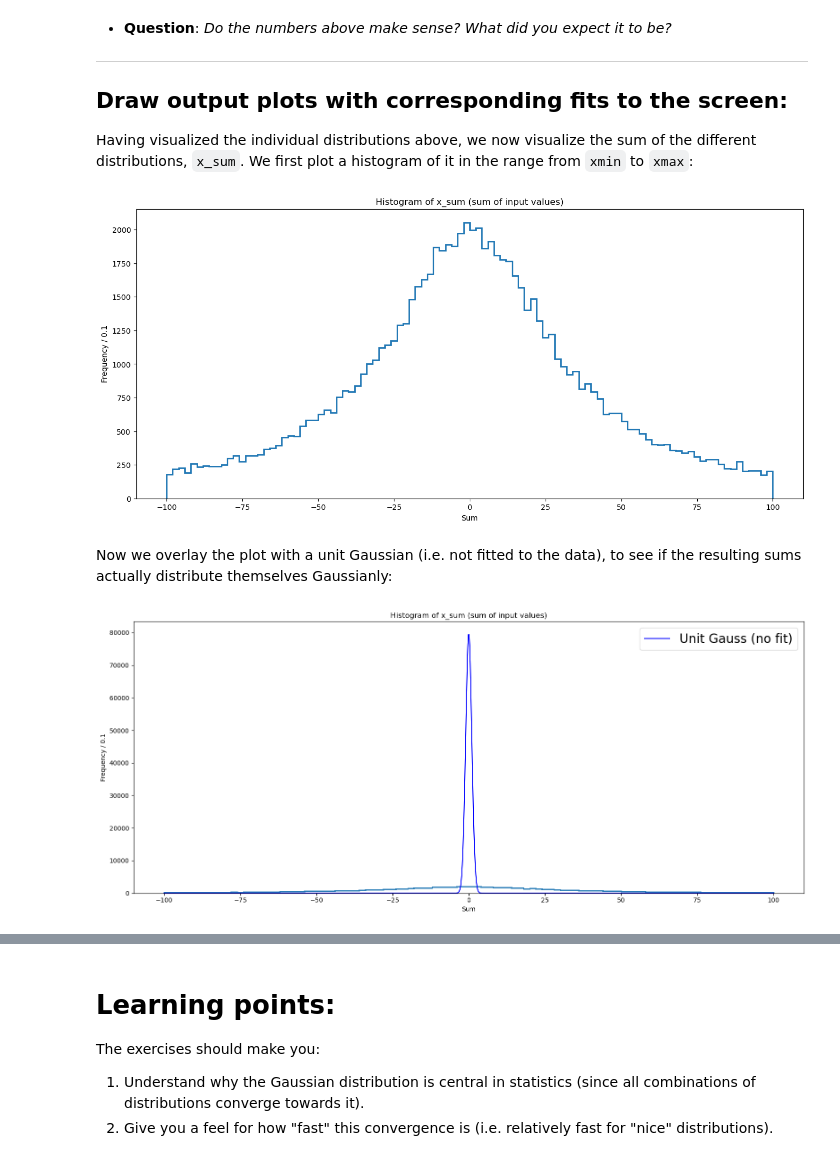
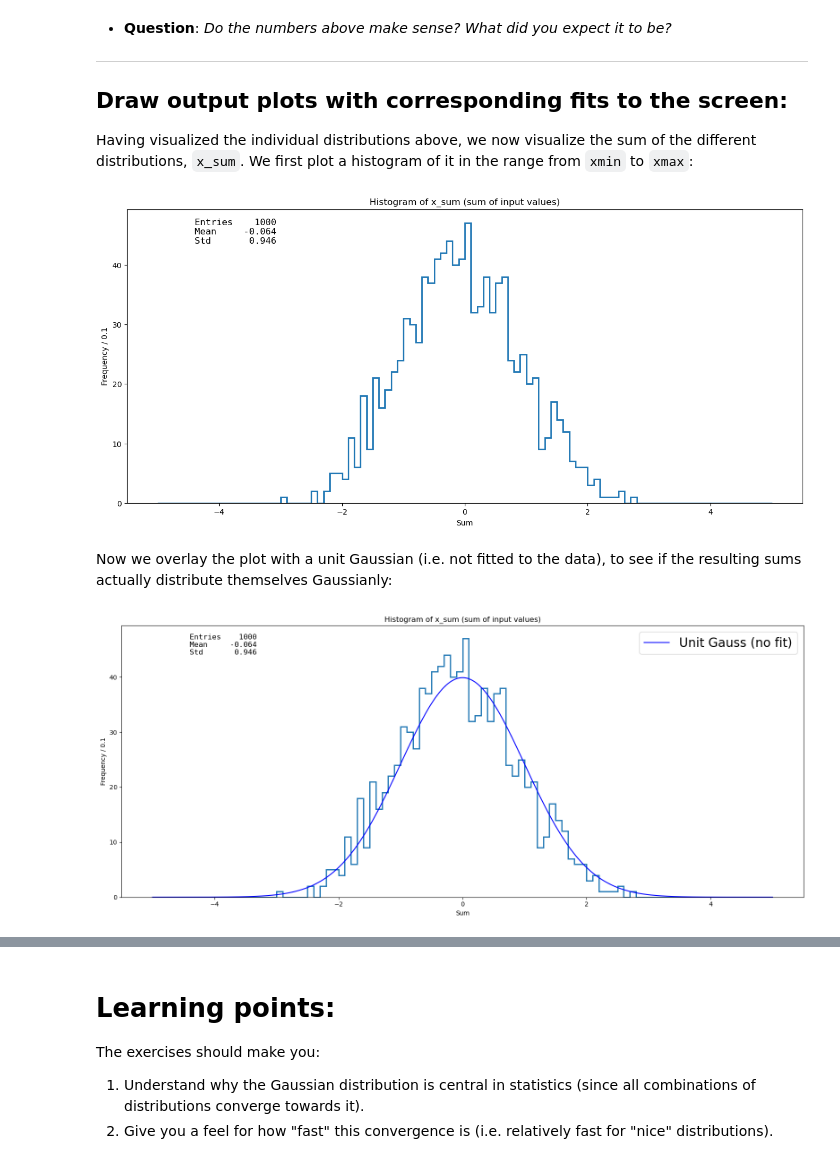
Before and after one commit to KOBJA/AppStat2022, a Jupyter notebook: Week1/CentralLimit/CentralLimit_original.ipynb, the cells around one changed output, grey strips where cells are left out. Drawn from its saved outputs; the diff is of its cells as text; code cells hidden in the pictures.

```diff
--- a/Week1/CentralLimit/CentralLimit_original.ipynb
+++ b/Week1/CentralLimit/CentralLimit_original.ipynb
@@ -31,8 +31,8 @@ r.seed(42)                            # Set a random seed (but a fixed one - mor
 And here we set the parameters for the experiement. We are going to play around with these more.
 For now we choose to take __10 uniform numbers__ and consider their sum __1000 times__.
 # %%
-N_experiments = 100000                  # Number of sums produced
-N_uniform     = 0                       # Number of uniform numbers used in sum
+N_experiments = 1000                  # Number of sums produced
+N_uniform     = 10                       # Number of uniform numbers used in sum
 N_exponential = 0                       # Number of exponential numbers used in sum
 N_cauchy      = 0                       # Number of cauchy numbers used in sum
 # %% [markdown]
@@ -65,27 +65,40 @@ x_sum = np.zeros((N_experiments))
 
 We loop over "experiments" to make the code more explicit. This could in principle be avoided (which typically also makes the code faster), but for now we keep it, also to be able to comment on what goes on.
 # %%
+truncate = False
+
 for iexp in range(N_experiments):
 
-    if ((iexp+1) % 500 == 0):
-        print("At iexp : ", iexp+1)         # Show progress!
+    #if ((iexp+1) % 500 == 0):
+        #print("At iexp : ", iexp+1)         # Show progress!
     sum_value = 0.0                         # sum_value is the number we are going to add random numbers to!
                                             # According to the CLT, it should be Gaussianly distributed.
 
     # Generating uniform numbers (with mean 0, and RMS of 1):
-    x_uniform[:, iexp] = (np.random.uniform(size=N_uniform) - 0.5) * np.sqrt(12)   # ...sqrt(12). Why? Possibly see references above!
-    sum_value += x_uniform[:, iexp].sum()               # We add the numbers in "sum_value"
+    x_uniform[:, iexp] = (np.random.uniform(size=N_uniform) - 0.5) * np.sqrt(12)                        # ...sqrt(12). Why? Possibly see references above!
+    x_uniform[:, iexp] = np.sort(x_uniform[:, iexp])                                                    # Sort the numbers, so that we can see the distribution
+    if truncate:
+        procent = 0.1
+        sum_value = (x_uniform[:, iexp][int(N_uniform*procent):int(N_uniform*(1-procent))]).sum()       # Truncate the numbers, so that we can see the distribution
+
+    else:
+        sum_value += x_uniform[:, iexp].sum()                                                           # We add the numbers in "sum_value"
 
     # Generating exponential numbers (with mean 0, and RMS of 1):
-    x_exponential[:, iexp] = np.random.exponential(size=N_exponential) - 1   # Exponential starting at -1. Why?
+    x_exponential[:, iexp] = np.random.exponential(size=N_exponential) - 1                              # Exponential starting at -1. Why?
     sum_value += x_exponential[:, iexp].sum()
 
     # Generating numbers according to a Cauchy distribution (1 / (1 + x^2)):
     x_cauchy[:, iexp] = np.random.standard_cauchy(size=N_cauchy)
-    sum_value += x_cauchy[:, iexp].sum()
+    x_cauchy[:, iexp] = np.sort(x_cauchy[:, iexp])
+    if truncate:
+        procent = 0.1
+        sum_value = (x_cauchy[:, iexp][int(N_cauchy*procent):int(N_cauchy*(1-procent))]).sum()
+    else:
+        sum_value += x_cauchy[:, iexp].sum()
 
     N_total = N_uniform + N_exponential + N_cauchy
-    sum_value = sum_value / np.sqrt(N_total)              # Ask yourself, why I divide by sqrt(N)?
+    sum_value = sum_value / np.sqrt(N_total)                                                            # Ask yourself, why I divide by sqrt(N)?
     x_sum[iexp] = sum_value
 
     # Count the number of times, that the sum is not within 3 sigma of a unit Gaussian:
@@ -175,13 +170,20 @@ Number of experiments beyond 4 sigma / total: 91969 / 100000 = 0.9196900
 
 Having visualized the individual distributions above, we now visualize the sum of the different distributions, `x_sum`. We first plot a histogram of it in the range from `xmin` to `xmax`:
 # %%
-xmin, xmax = -100, 100
+xmin, xmax = -5, 5
 
 fig2, ax2 = plt.subplots(figsize=(16, 7))
+d = {'Entries': len(x_sum),
+        'Mean': x_sum.mean(),
+        'Std': x_sum.std(ddof=1),
+    }
+text = nice_string_output(d, extra_spacing=2, decimals=3)
+add_text_to_ax(0.1, 0.97, text, ax2, fontsize=12)
+
 hist2 = ax2.hist(x_sum, bins=N_bins, range=(xmin, xmax), histtype='step', linewidth=2)
 ax2.set(xlabel='Sum', ylabel='Frequency / 0.1', title='Histogram of x_sum (sum of input values)');
 # %% [output]
-[figure, old version]
+[figure, new version]
 # %% [markdown]
 Now we overlay the plot with a unit Gaussian (i.e. not fitted to the data), to see if the resulting sums actually distribute themselves Gaussianly:
 # %%
@@ -207,4 +209,4 @@ if save_plots :
     fig2.savefig('Histogram.pdf', dpi=600)
 fig2
 # %% [output]
-[figure, old version]
+[figure, new version]
```
Also changed, not shown: parts of 8 cells of this notebook.
